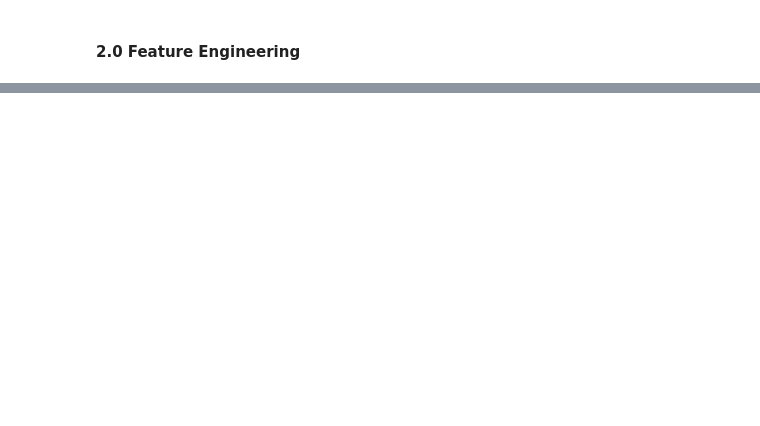
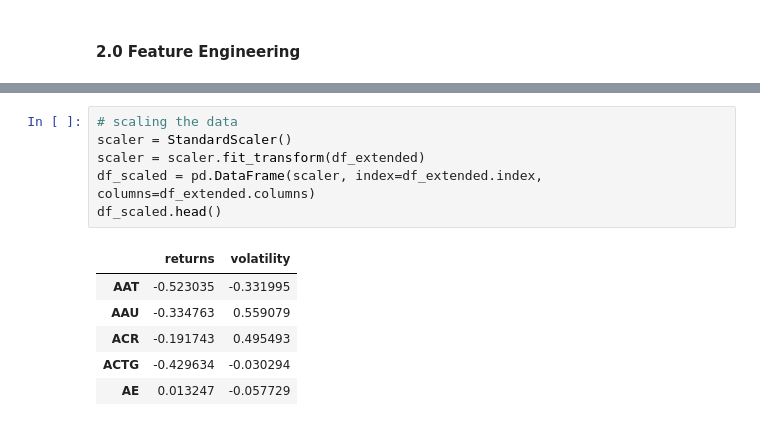
Before and after one commit to benchov/Machine_Learning_for_Trading_Knowledge, a Jupyter notebook: Market_Analysis_I.ipynb, the cells around one changed output, grey strips where cells are left out. Drawn from its saved outputs; the diff is of its cells as text; blank space fills up the shorter version.

```diff
--- a/Market_Analysis_I.ipynb
+++ b/Market_Analysis_I.ipynb
@@ -188,0 +161,13 @@ df_extended.head()
+# %%
+# scaling the data
+scaler = StandardScaler()
+scaler = scaler.fit_transform(df_extended)
+df_scaled = pd.DataFrame(scaler, index=df_extended.index, columns=df_extended.columns)
+df_scaled.head()
+# %% [output]
+|  | returns | volatility |
+| AAT | -0.523035 | -0.331995 |
+| AAU | -0.334763 | 0.559079 |
+| ACR | -0.191743 | 0.495493 |
+| ACTG | -0.429634 | -0.030294 |
+| AE | 0.013247 | -0.057729 |
```
Also changed, not shown: parts of 16 cells of this notebook.
